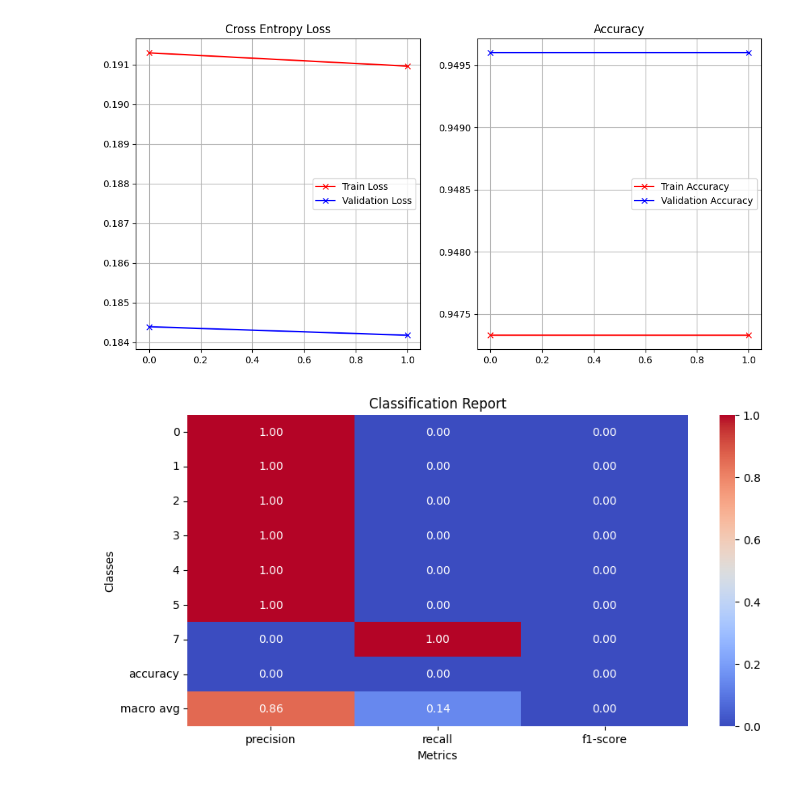
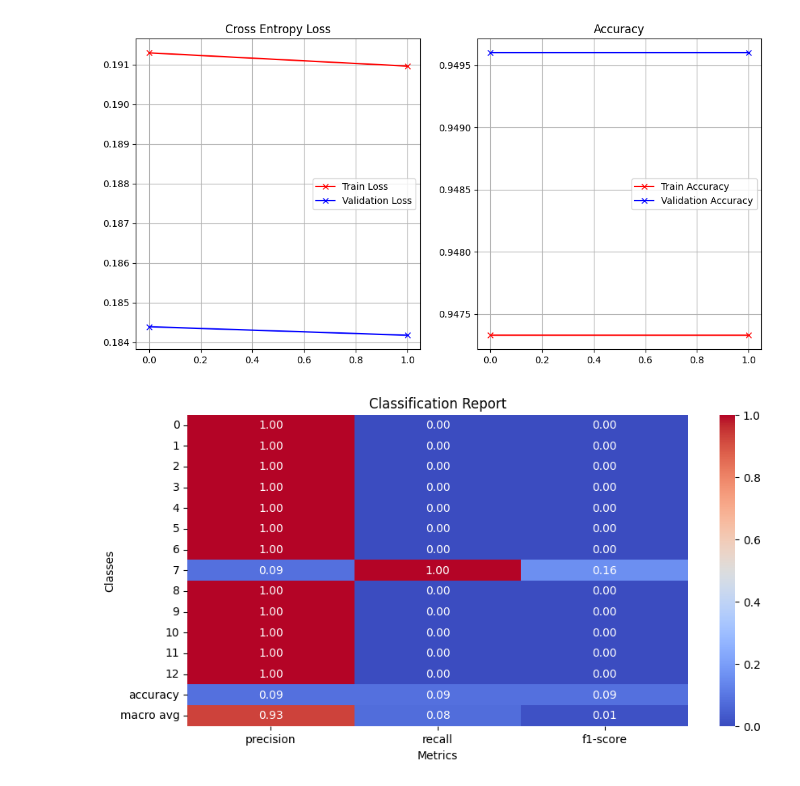
Before and after one commit to qkestacion07/CPE313, a Jupyter notebook: X_ray/train.ipynb, the cells around one changed output. Saved outputs shown, nothing was run; the diff lists cells and outputs as text; code cells hidden in the pictures.

Commit message:
Added visualization

```diff
--- a/X_ray/train.ipynb
+++ b/X_ray/train.ipynb
@@ -1145,6 +1143,6 @@ plot_loss_accuracy(history,acc_metric)
 # %% [output]
 [figure]
 # %%
-plot_classreport(y_true_classes, y_pred_classes,label_used)
+plot_classreport(y_val, y_pred,label_used)
 # %% [output]
-[figure, old version]
+[figure, new version]
```
Also changed, not shown: parts of 3 cells of this notebook.
